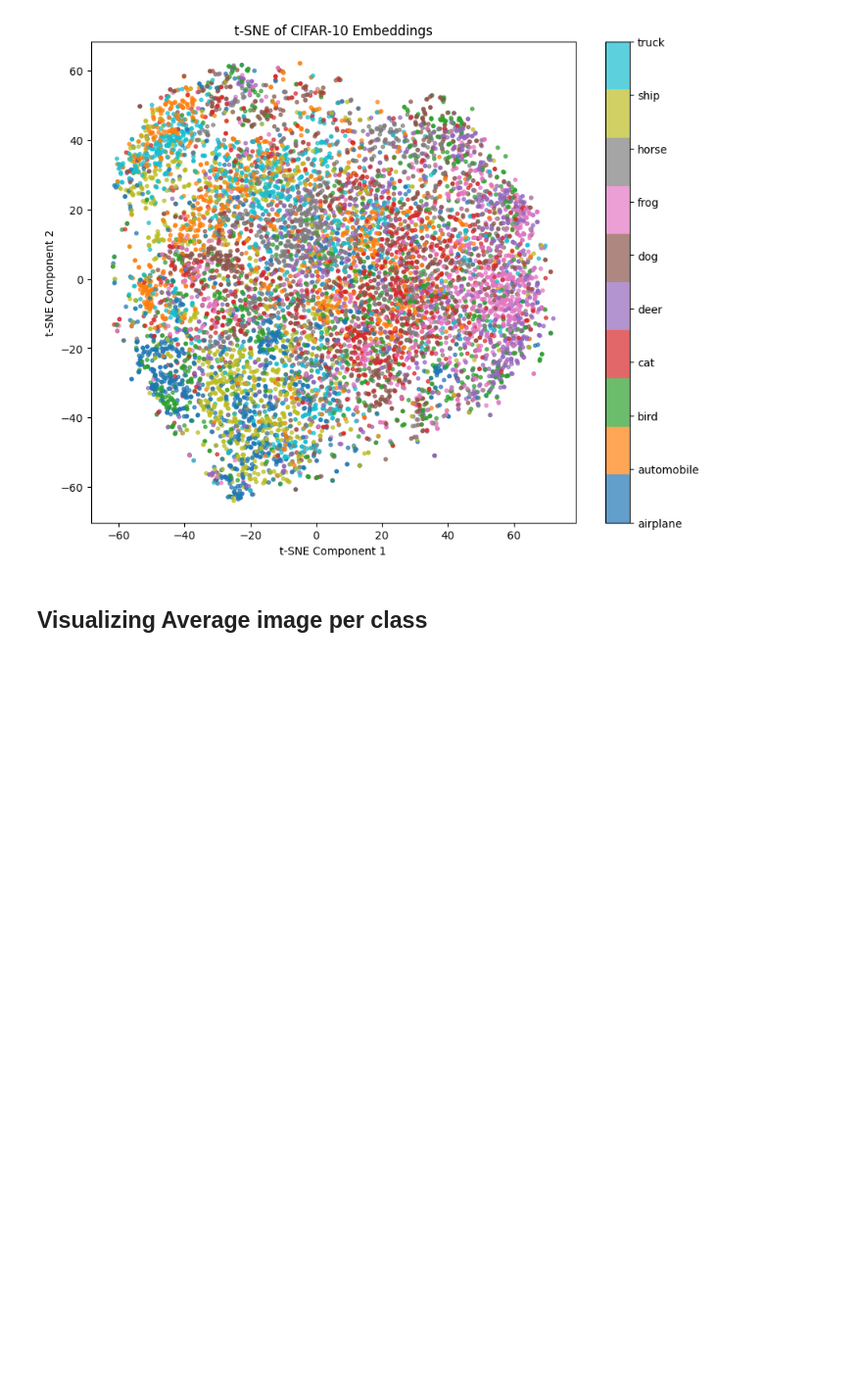
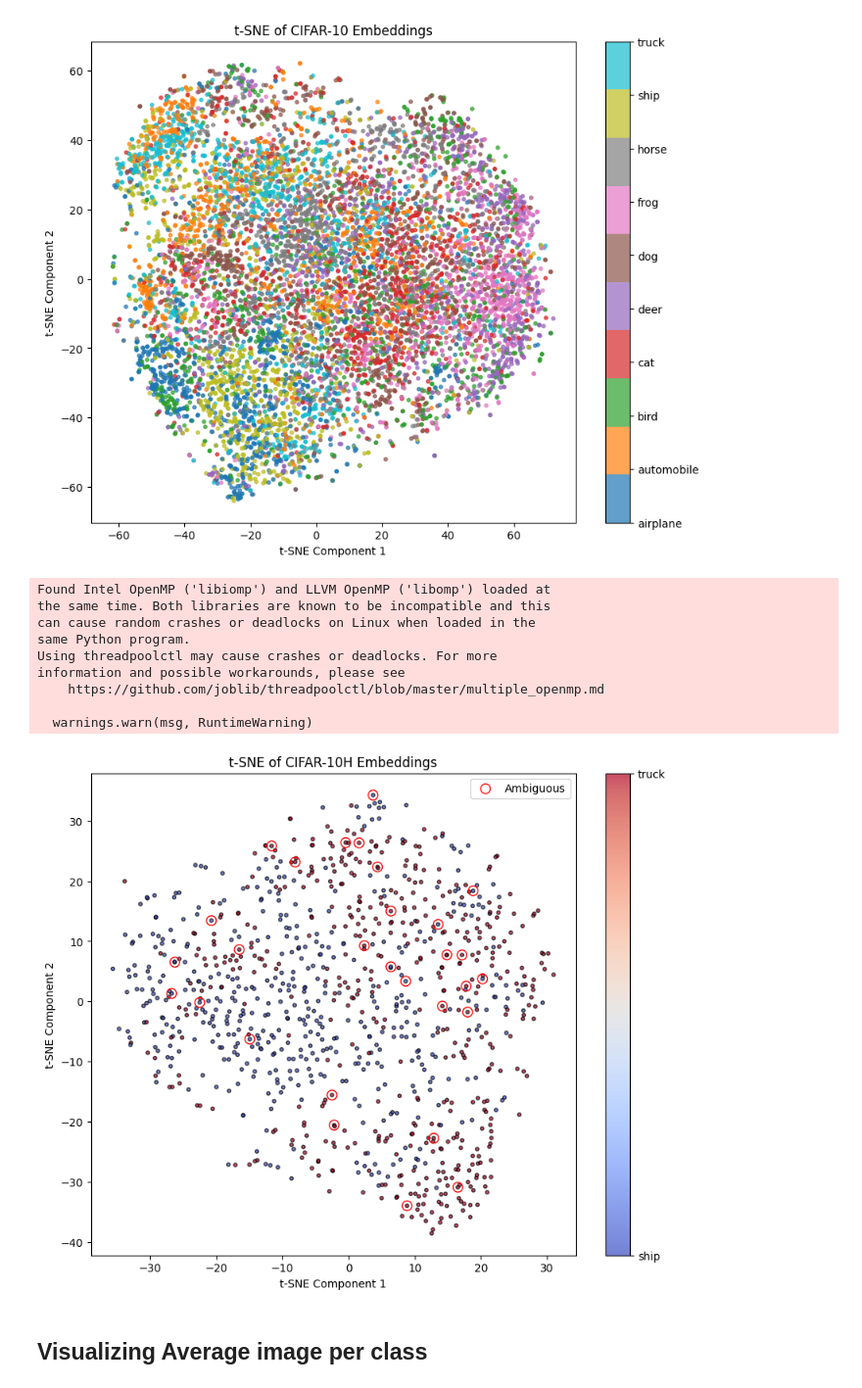
Before and after one commit to cdhmarsh/cs229_final_pub, a Jupyter notebook: baselines/visualize_cifar10.ipynb, the cells around one changed output. Shown at 98% size. Cells and saved outputs as stored; diff of their text form; code cells hidden in the pictures; blank space fills up the shorter version.

```diff
--- a/baselines/visualize_cifar10.ipynb
+++ b/baselines/visualize_cifar10.ipynb
@@ -249,6 +245,82 @@ def plot_tsne(embeddings, labels, title):
 plot_tsne(cifar10_embeddings, cifar10_labels, 'CIFAR-10')
 # %% [output]
 [figure]
+# %%
+def plot_tsne_with_ambiguity(embeddings, labels, title, class_names, class_indices, subset_size=500, entropy_threshold=2.0):
+    """
+    Plots a t-SNE visualization of embeddings with color-coded classes and highlights ambiguous points.
+
+    Parameters:
+    - embeddings: np.ndarray of shape (n_samples, n_features), the data embeddings.
+    - labels: np.ndarray of shape (n_samples, n_classes), the soft label distributions.
+    - title: str, the title of the plot.
+    - class_names: list of str, names of the classes.
+    - class_indices: tuple of two integers, the indices of the two classes to plot.
+    - subset_size: int, the number of points to sample for the subset.
+    - entropy_threshold: float, the entropy threshold to highlight ambiguous points.
+    """
+    # Filter points for the specified classes
+    class_1_idx, class_2_idx = class_indices
+    is_class_1 = np.argmax(labels, axis=1) == class_1_idx
+    is_class_2 = np.argmax(labels, axis=1) == class_2_idx
+    mask = is_class_1 | is_class_2
+    filtered_embeddings = embeddings[mask]
+    filtered_labels = labels[mask]
+
+    # Randomly select indices for the subset
+    indices = np.random.choice(filtered_embeddings.shape[0], subset_size, replace=False)
+    subset_embeddings = filtered_embeddings[indices]
+    subset_labels = filtered_labels[indices]
+
+    # Calculate entropy for each label distribution
+    entropies = np.apply_along_axis(entropy, 1, subset_labels)
+
+    # Apply t-SNE
+    tsne = TSNE(n_components=2, random_state=229, perplexity=30)
+    embeddings_2d = tsne.fit_transform(subset_embeddings)
+
+    # Create scatter plot
+    plt.figure(figsize=(10, 8))
+    colors = np.argmax(subset_labels, axis=1)
+    scatter = plt.scatter(
+        embeddings_2d[:, 0], embeddings_2d[:, 1],
+        c=colors, cmap='coolwarm', alpha=0.7, s=10, edgecolor='k'
+    )
+    cbar = plt.colorbar(scatter, ticks=[class_1_idx, class_2_idx])
+    cbar.ax.set_yticklabels([class_names[class_1_idx], class_names[class_2_idx]])
+    plt.xlabel("t-SNE Component 1")
+    plt.ylabel("t-SNE Component 2")
+    plt.title(f"t-SNE of {title} Embeddings")
+
+    # Highlight ambiguous points
+    ambiguous_mask = entropies > entropy_threshold
+    plt.scatter(
+        embeddings_2d[ambiguous_mask, 0], embeddings_2d[ambiguous_mask, 1],
+        facecolors='none', edgecolors='red', s=80, label='Ambiguous'
+    )
+    plt.legend()
+    plt.show()
+
+plot_tsne_with_ambiguity(
+    embeddings=cifar10h_embeddings,
+    labels=cifar10h_labels,
+    title="CIFAR-10H",
+    class_names=class_names,
+    class_indices=(8,9),
+    subset_size=1000,
+    entropy_threshold=0.5
+)
+# %% [output]
+Found Intel OpenMP ('libiomp') and LLVM OpenMP ('libomp') loaded at
+the same time. Both libraries are known to be incompatible and this
+can cause random crashes or deadlocks on Linux when loaded in the
+same Python program.
+Using threadpoolctl may cause crashes or deadlocks. For more
+information and possible workarounds, please see
+    https://github.com/joblib/threadpoolctl/blob/master/multiple_openmp.md
+
+  warnings.warn(msg, RuntimeWarning)
+[figure, added]
 # %% [markdown]
 ## Visualizing Average image per class
 # %%
```
Also changed, not shown: parts of 4 cells of this notebook, 1 other file.
